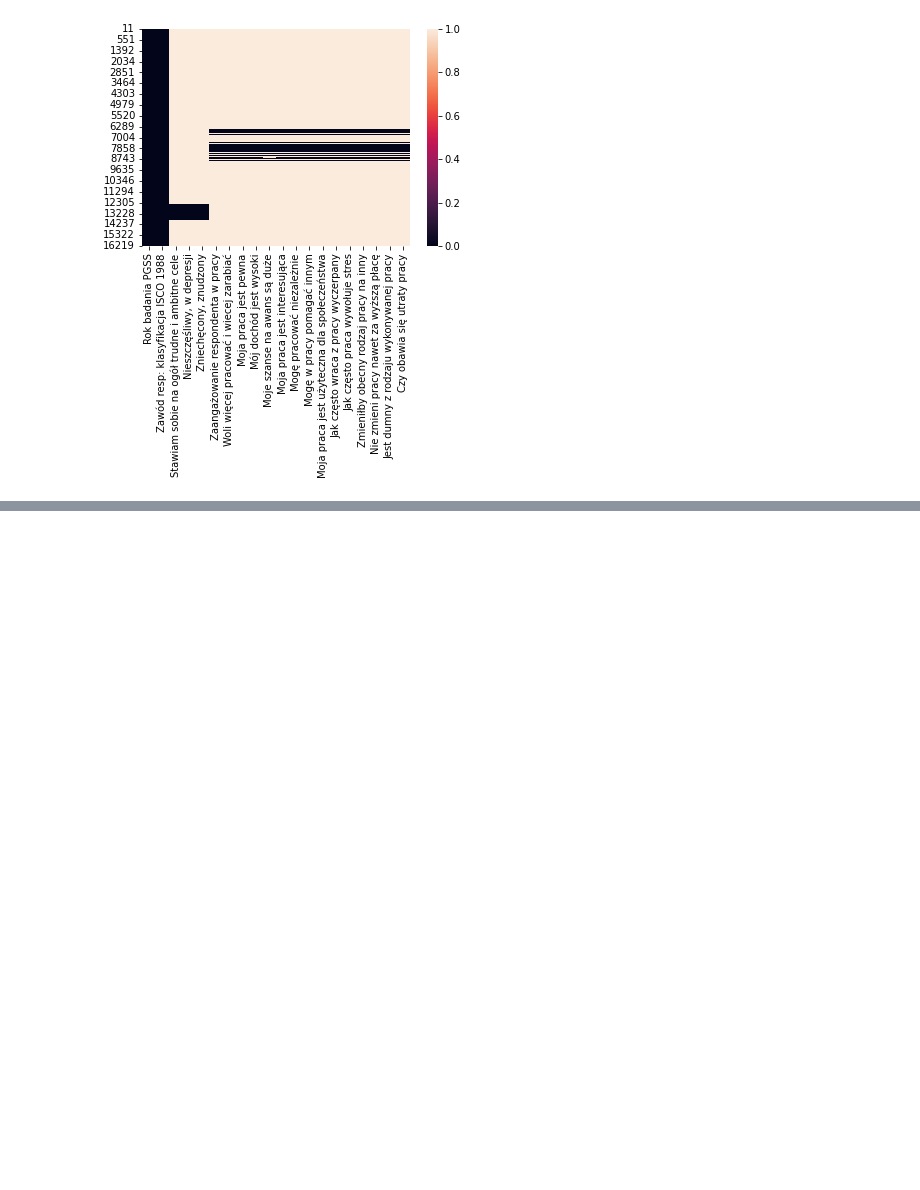
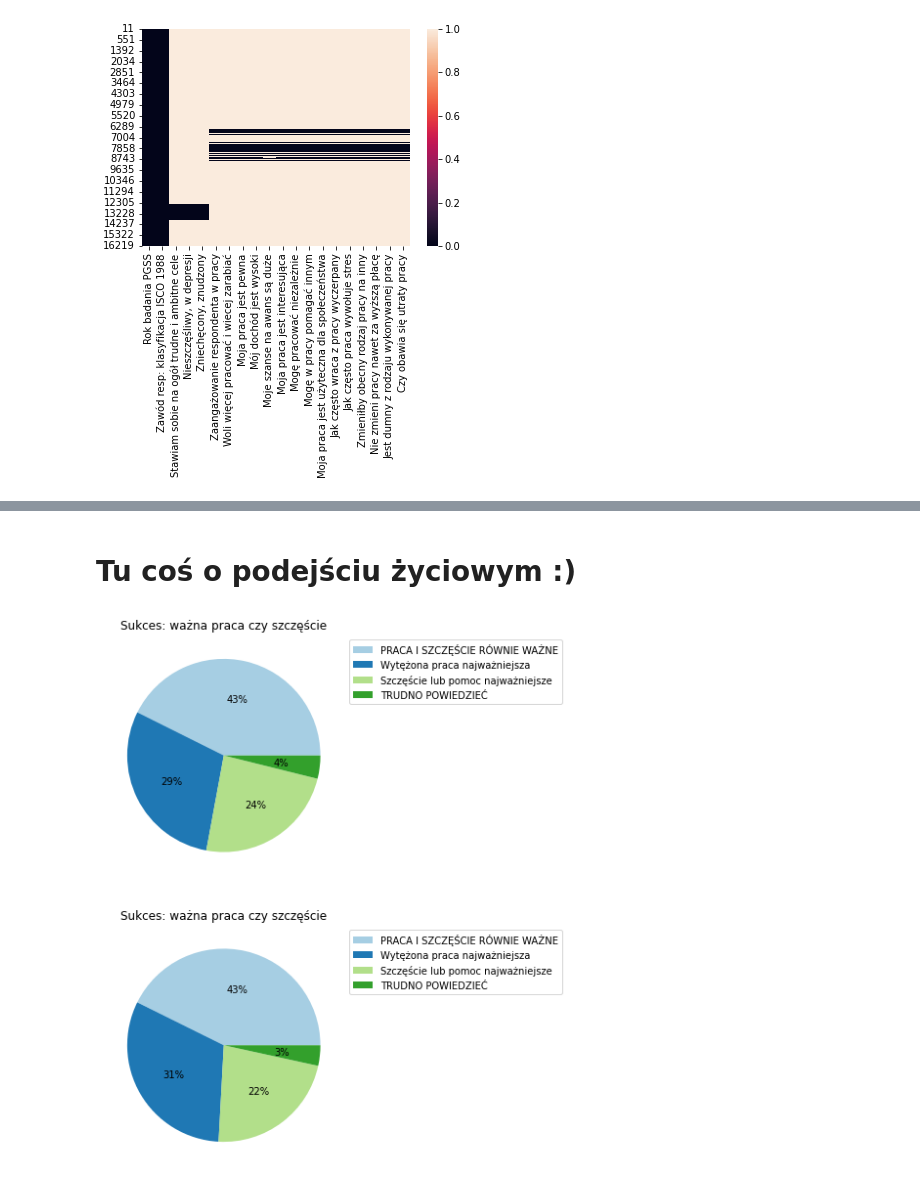
Before and after one commit to Qwebeck/medical-trends-exploration, a Jupyter notebook: notebooks/sondaze_spoleczne.ipynb, the cells around one changed output, grey strips where cells are left out. Drawn from its saved outputs; the diff is of its cells as text; code cells hidden in the pictures; blank space fills up the shorter version.

```diff
--- a/notebooks/sondaze_spoleczne.ipynb
+++ b/notebooks/sondaze_spoleczne.ipynb
@@ -332,0 +403,9 @@ Cechy do uwzględnienia:
+# %% [markdown]
+# Tu coś o podejściu życiowym :)
+# %%
+fig, axs = plt.subplots(2,1, figsize=(10, 10))
+
+draw_profession_pie_chart(module_df, 'Sukces: ważna praca czy szczęście', -1, axs[0])
+draw_profession_pie_chart(df, 'Sukces: ważna praca czy szczęście', -1, axs[1])
+# %% [output]
+[figure, added]
```
Also changed, not shown: parts of 25 cells of this notebook, 2 other files.
